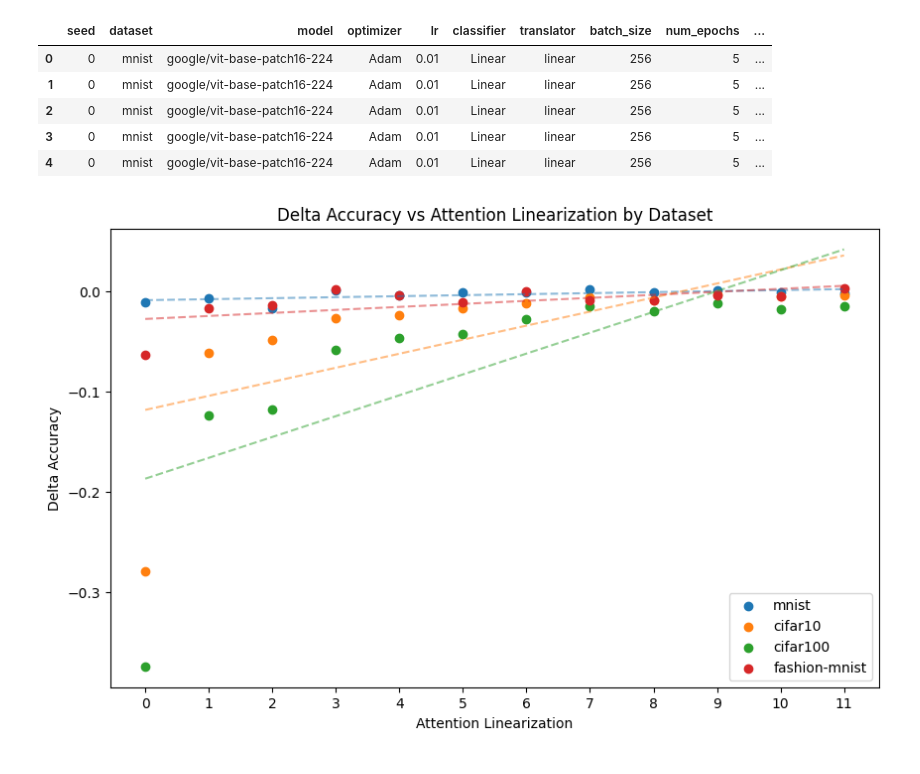
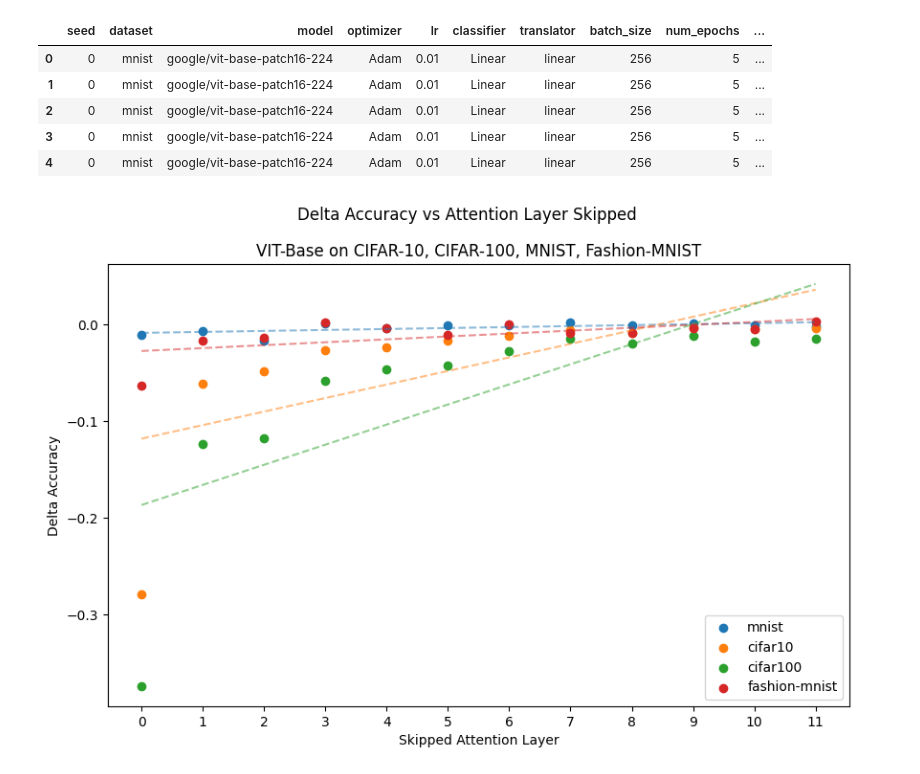
Before and after one commit to WylieMabel/toast-extensions, a Jupyter notebook: skipping_heads/skipping_sa.ipynb, the cells around one changed output. Drawn from its saved outputs; the diff is of its cells as text; code cells hidden in the pictures.

```diff
--- a/skipping_heads/skipping_sa.ipynb
+++ b/skipping_heads/skipping_sa.ipynb
@@ -23,21 +23,23 @@ results_df_simp["delta_acc"] = results_df_simp["delta_acc"] * -1
 # %%
 # plot delta_acc vs attn_linearize, colored by dataset fitting a line to each dataset
 plt.figure(figsize=(10,6))
 for dataset in results_df_simp["dataset"].unique():
     subset = results_df_simp[results_df_simp["dataset"] == dataset]
     plt.scatter(subset["attn_linearize"], subset["delta_acc"], label=dataset)
     z = np.polyfit(subset["attn_linearize"], subset["delta_acc"], 1)
     p = np.poly1d(z)
     plt.plot(subset["attn_linearize"], p(subset["attn_linearize"]), "--", alpha=0.5)
-plt.xlabel("Attention Linearization")
+plt.xlabel("Skipped Attention Layer")
 plt.ylabel("Delta Accuracy")
 # show every layer number on x axis
 plt.xticks(results_df_simp["attn_linearize"].unique())
-plt.title("Delta Accuracy vs Attention Linearization by Dataset")
+plt.suptitle("Delta Accuracy vs Attention Layer Skipped")
+plt.title("VIT-Base on CIFAR-10, CIFAR-100, MNIST, Fashion-MNIST")
 plt.legend()
+plt.savefig("delta_acc_vs_attn_linearize.png")
 plt.show()
 # %% [output]
-[figure, old version]
+[figure, new version]
 # %%
 to_plot = results_df_simp[2:]
 # %%
```
Also changed, not shown: parts of 1 cell of this notebook, 23 other files.
